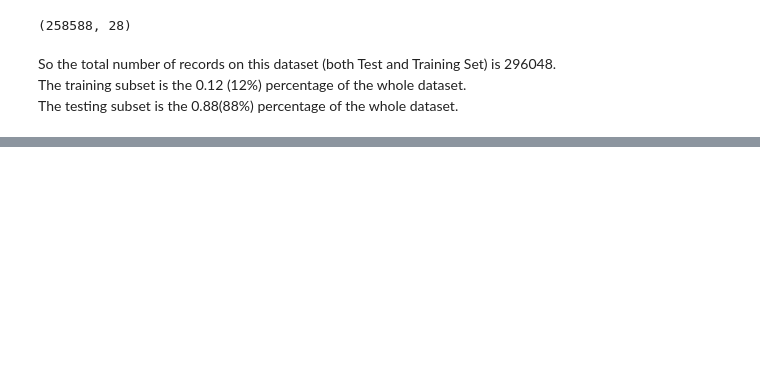
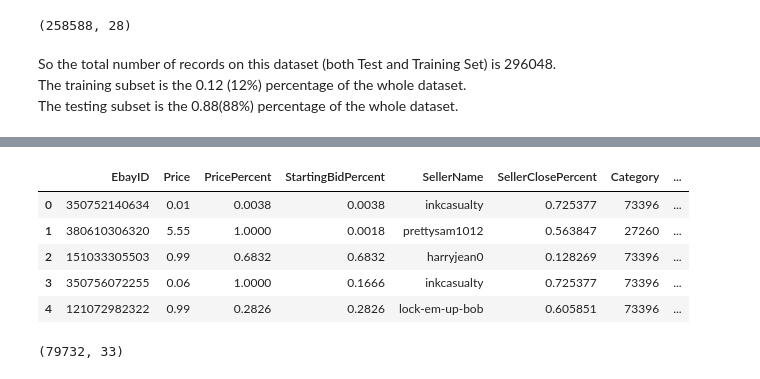
Before and after one commit to CharalamposZisis/Ebay_sales, a Jupyter notebook: main.ipynb, the cells around one changed output, grey strips where cells are left out. Saved outputs shown, nothing was run; the diff lists cells and outputs as text; code cells hidden in the pictures; blank space fills up the shorter version.

```diff
--- a/main.ipynb
+++ b/main.ipynb
@@ -145,0 +204,15 @@ AuctionMedianPrice -->  Μεσαία τιμή (median) πώλησης για auc
+# %%
+#Training subset
+df4 = pd.read_csv(r'raw/TrainingSubset.csv')
+df4.head()
+# %% [output]
+|  | EbayID | Price | PricePercent | StartingBidPercent | SellerName | SellerClosePercent | Category | ... |
+| 0 | 350752140634 | 0.01 | 0.0038 | 0.0038 | inkcasualty | 0.725377 | 73396 | ... |
+| 1 | 380610306320 | 5.55 | 1.0000 | 0.0018 | prettysam1012 | 0.563847 | 27260 | ... |
+| 2 | 151033305503 | 0.99 | 0.6832 | 0.6832 | harryjean0 | 0.128269 | 73396 | ... |
+| 3 | 350756072255 | 0.06 | 1.0000 | 0.1666 | inkcasualty | 0.725377 | 73396 | ... |
+| 4 | 121072982322 | 0.99 | 0.2826 | 0.2826 | lock-em-up-bob | 0.605851 | 73396 | ... |
+# %%
+df4.shape
+# %% [output]
+(79732, 33)
```
Also changed, not shown: parts of 25 cells of this notebook.
